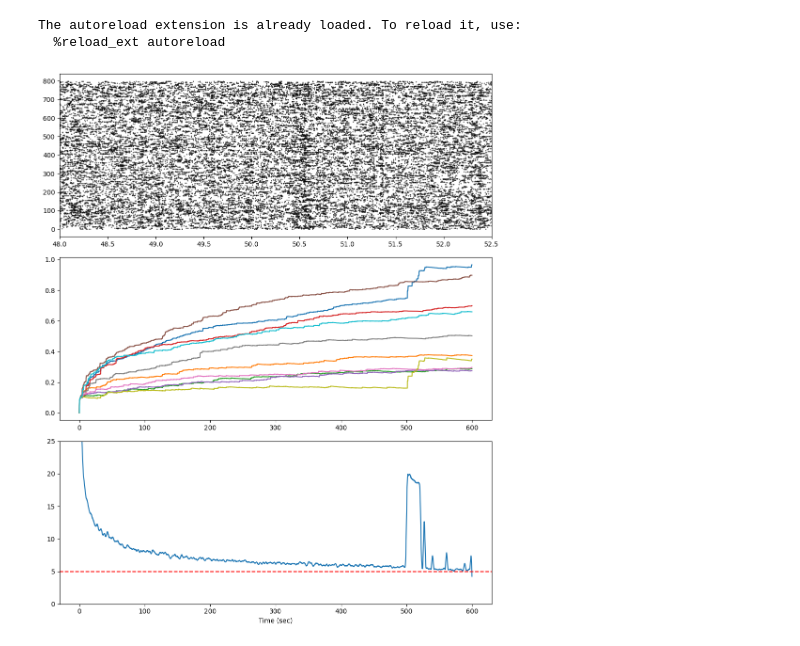
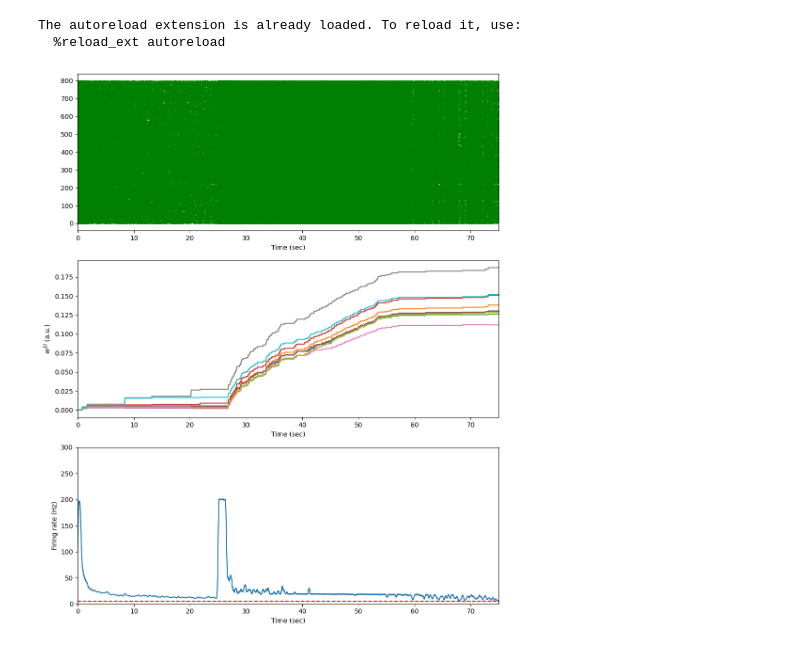
Before and after one commit to m-buschmann/balancing_networks, a Jupyter notebook: analysis_c.ipynb, the cells around one changed output. Cells and saved outputs as stored; diff of their text form; code cells hidden in the pictures.

```diff
--- a/analysis_c.ipynb
+++ b/analysis_c.ipynb
@@ -10,2 +11,2 @@ import functions as fc
 # %%
-simtime3 = 500*10**3 * ms
+simtime3 = 25*10**3 * ms + 50 *10**3 * ms
@@ -15,24 +13,44 @@ mean_cv_E = np.mean(cv_dist_E)
+# %%
+data_c = np.load('analysis_c.npz', allow_pickle=True)
+# %%
+SpikeMon_t = data_c['SpikeMon_t']
+SpikeMon_i = data_c['SpikeMon_i']
+RateMonE_t = data_c['RateMonE_t']
+RateMonE_rate = data_c['RateMonE_rate']
+SpikeTrains = data_c['SpikeTrainE'].item()
+Current_t = data_c['Current_t']
+Current_inh = data_c['Current_inh']
+Current_exc = data_c['Current_exc']
+SynMon_t = data_c['SynMon_t']
+SynMon_w = data_c['SynMon_w']
 # %%
 from matplotlib.gridspec import GridSpec
 # %%
 fig = plt.figure(figsize=(10, 12))
 gs = GridSpec(3, 2, figure=fig, height_ratios=[1, 1, 1])
 
 ax1 = fig.add_subplot(gs[0, :])
-ax1.plot(SpikeMonE.t, SpikeMonE.i, '.k', ms=1)
-ax1.set_xlim([48, 52.5])
+ax1.plot(SpikeMon_t, SpikeMon_i, '.g', ms=1)
+ax1.set_xlim([simtime3/second - 1, simtime3/second])
+ax1.set_xlabel('Time (sec)')
 
 ax2 = fig.add_subplot(gs[1, :])
-ax2.plot(SynMon.t, SynMon.w.T)
+ax2.plot(SynMon_t, SynMon_w)
+ax2.set_xlabel('Time (sec)')
+ax2.set_ylabel('$w^{EI}$ (a.u.)')
 
 ax3 = fig.add_subplot(gs[2, :])
-ax3.plot(RateMonE.t, RateMonE.smooth_rate(window="gaussian", width=1000*ms) / Hz)
+ax3.plot(RateMonE_t, RateMonE_rate)
 ax3.axhline(5, linestyle='--', color='red')
-ax3.set_ylim([0, 25])
+ax3.set_ylim([0, 300])
+ax3.set_ylabel('Firing rate (Hz)')
 ax3.set_xlabel('Time (sec)')
+
+for ax in [ax1, ax2, ax3]:
+    ax.set_xlim([0, simtime3/second])
 
 
 plt.tight_layout()
 plt.show()
 # %% [output]
-[figure, old version]
+[figure, new version]
```
Also changed, not shown: parts of 4 cells of this notebook, 2 other files.
